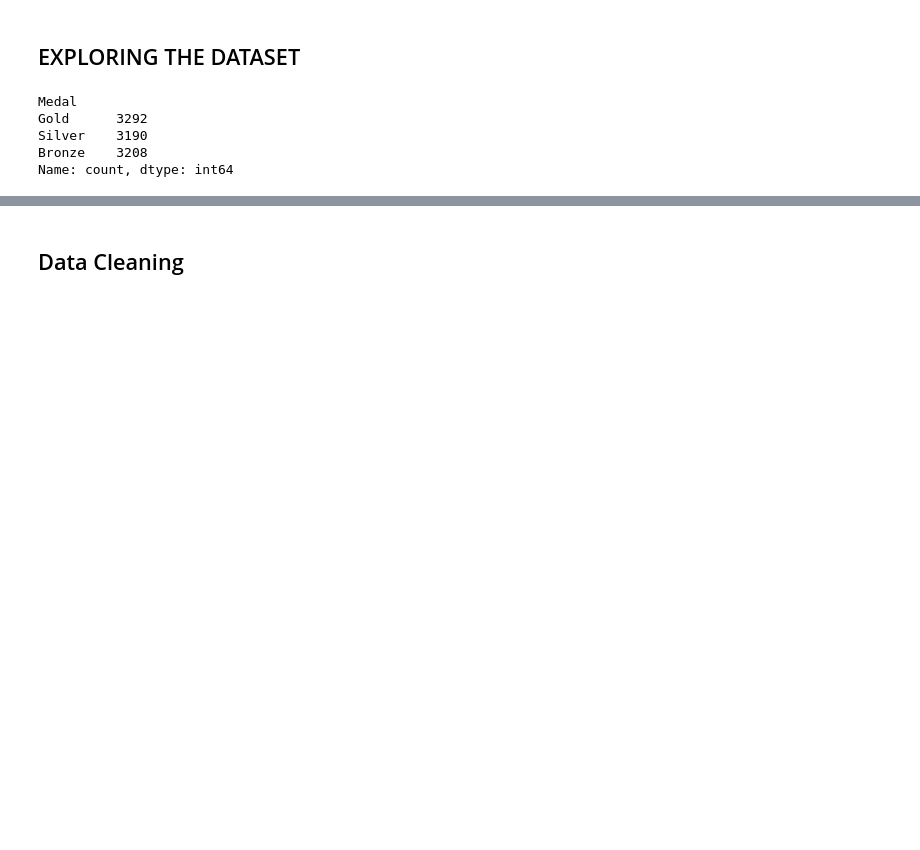
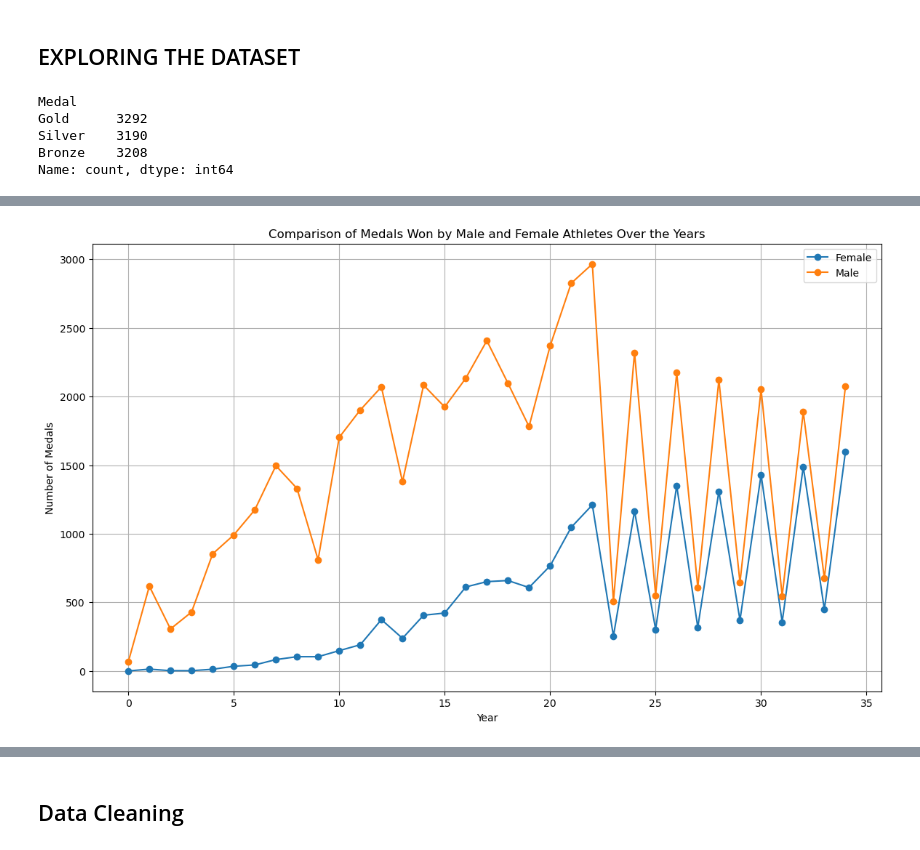
Before and after one commit to Onath/Programming_Project_Olympic_Data, a Jupyter notebook: VR503361_final_project_olympic_data.ipynb, the cells around one changed output, grey strips where cells are left out. Saved outputs shown, nothing was run; the diff lists cells and outputs as text; code cells hidden in the pictures; blank space fills up the shorter version.

```diff
--- a/VR503361_final_project_olympic_data.ipynb
+++ b/VR503361_final_project_olympic_data.ipynb
@@ -64,0 +96,15 @@ Name: count, dtype: int64
+# %%
+medals_by_year_sex = olympic_df.groupby(['Year', 'Sex']).size().unstack(fill_value=0).reset_index()
+# %%
+plt.figure(figsize=(14, 8))
+plt.plot(medals_by_year_sex.index.values, medals_by_year_sex['F'].values, marker='o', label='Female')
+plt.plot(medals_by_year_sex.index.values, medals_by_year_sex['M'].values, marker='o', label='Male')
+
+plt.title('Comparison of Medals Won by Male and Female Athletes Over the Years')
+plt.xlabel('Year')
+plt.ylabel('Number of Medals')
+plt.legend()
+plt.grid(True)
+plt.show()
+# %% [output]
+[figure, added]
```
Also changed, not shown: parts of 32 cells of this notebook.
